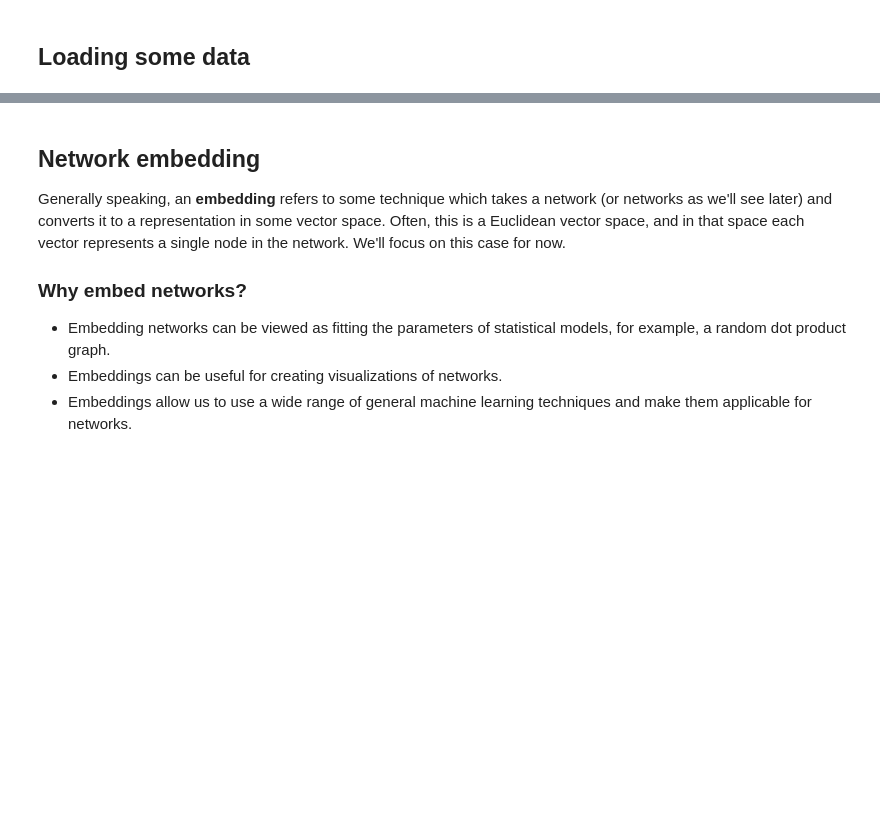
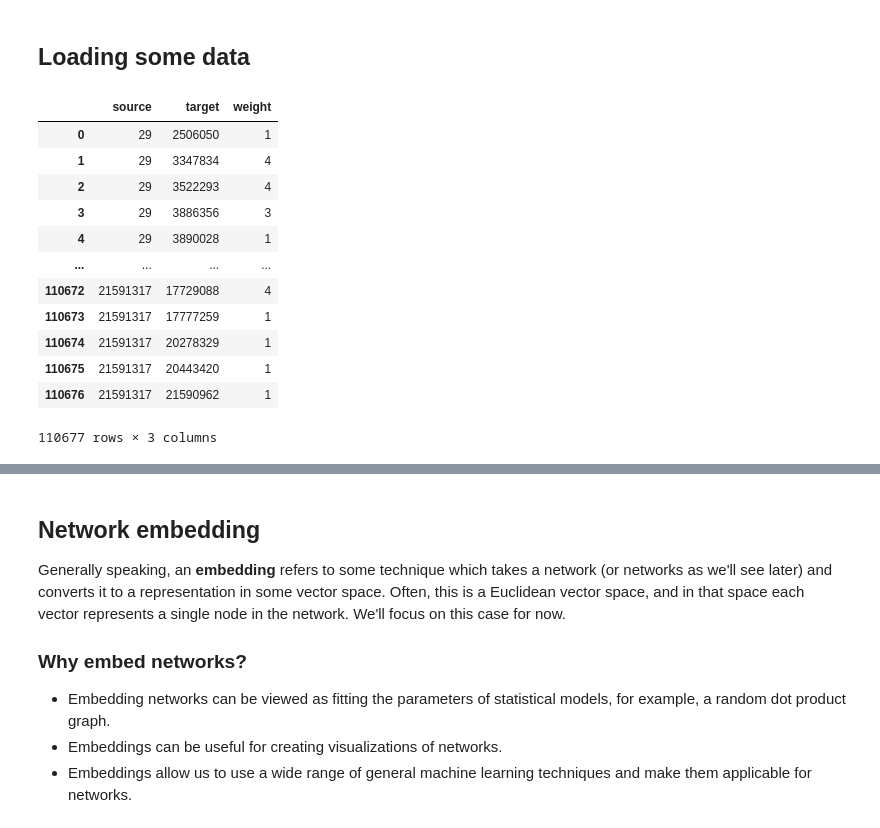
Before and after one commit to neurodata/graspologic-demo, a Jupyter notebook: demo.ipynb, the cells around one changed output, grey strips where cells are left out. Cells and saved outputs as stored; diff of their text form; code cells hidden in the pictures; blank space fills up the shorter version.

```diff
--- a/demo.ipynb
+++ b/demo.ipynb
@@ -36,0 +45,21 @@ A, labels = load_drosophila_right(return_labels=True)
+# %%
+import pandas as pd
+
+edges = pd.read_csv(
+    "https://raw.githubusercontent.com/neurodata/neuropull/main/data/maggot_brain/edgelist.csv.gz"
+)
+edges[["source", "target", "weight"]]
+# %% [output]
+|  | source | target | weight |
+| 0 | 29 | 2506050 | 1 |
+| 1 | 29 | 3347834 | 4 |
+| 2 | 29 | 3522293 | 4 |
+| 3 | 29 | 3886356 | 3 |
+| 4 | 29 | 3890028 | 1 |
+| ... | ... | ... | ... |
+| 110672 | 21591317 | 17729088 | 4 |
+| 110673 | 21591317 | 17777259 | 1 |
+| 110674 | 21591317 | 20278329 | 1 |
+| 110675 | 21591317 | 20443420 | 1 |
+| 110676 | 21591317 | 21590962 | 1 |
+110677 rows × 3 columns
```
Also changed, not shown: parts of 16 cells of this notebook.
